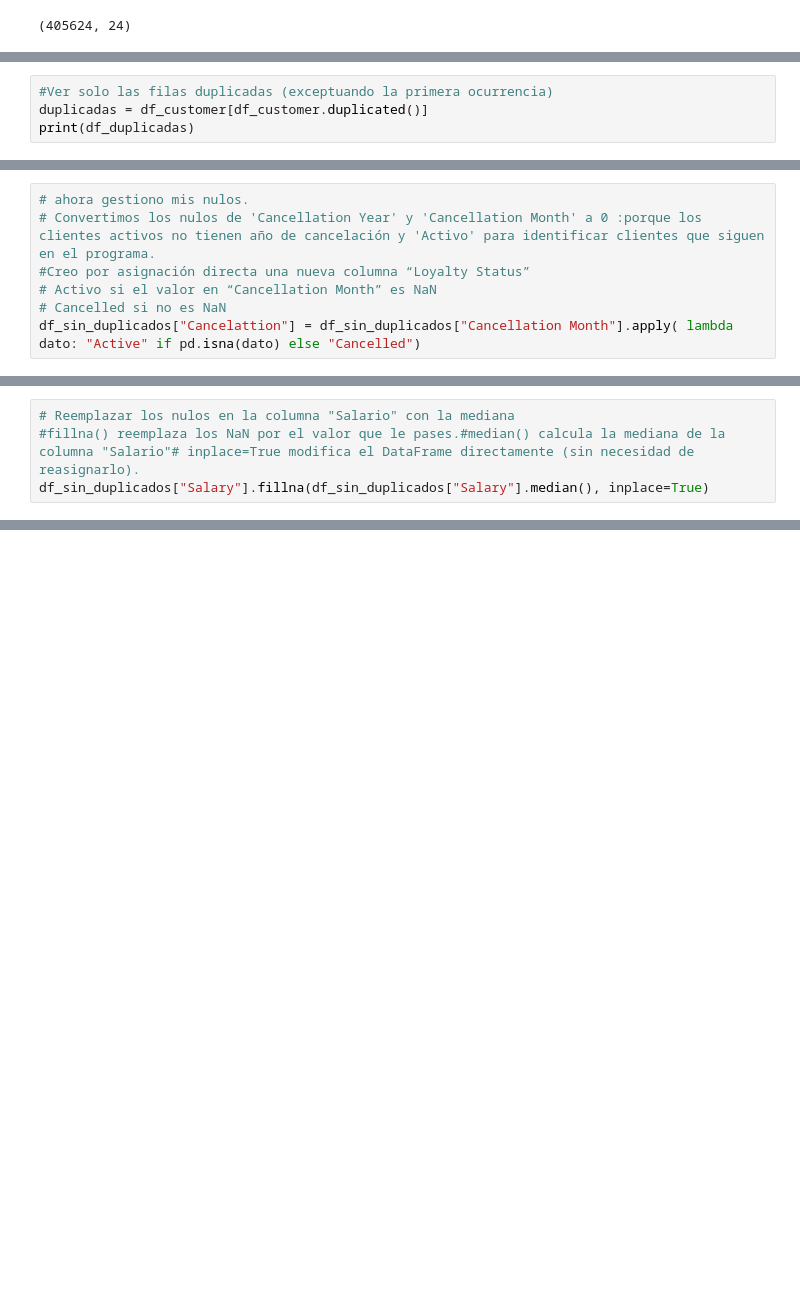
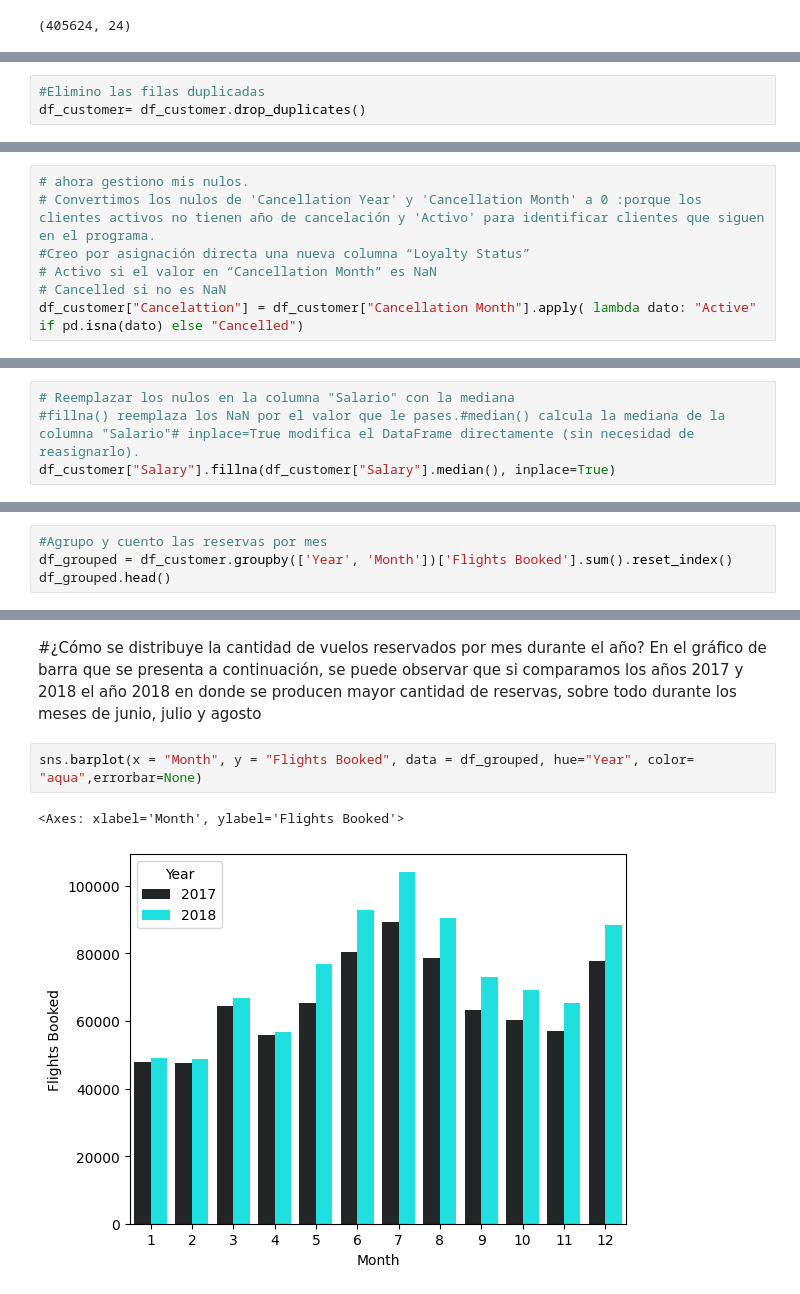
Before and after one commit to Adalab/bda-modulo-3-evaluacion-final-PatriciaAPR, a Jupyter notebook: modulo-3-evaluacion-final-patricia-perez.ipynb, the cells around one changed output, grey strips where cells are left out. Saved outputs shown, nothing was run; the diff lists cells and outputs as text; blank space fills up the shorter version.

```diff
--- a/modulo-3-evaluacion-final-patricia-perez.ipynb
+++ b/modulo-3-evaluacion-final-patricia-perez.ipynb
@@ -231,4 +237,3 @@ Total de filas duplicadas: 1864
 # %%
-#Ver solo las filas duplicadas (exceptuando la primera ocurrencia)
-duplicadas = df_customer[df_customer.duplicated()]
-print(df_duplicadas)
+#Elimino las filas duplicadas
+df_customer= df_customer.drop_duplicates()
@@ -281,5 +247,5 @@ df_sin_duplicados = duplicadas.drop_duplicates()
 #Creo por asignación directa una nueva columna “Loyalty Status”
 # Activo si el valor en “Cancellation Month” es NaN
 # Cancelled si no es NaN
-df_sin_duplicados["Cancelattion"] = df_sin_duplicados["Cancellation Month"].apply( lambda dato: "Active" if pd.isna(dato) else "Cancelled")
+df_customer["Cancelattion"] = df_customer["Cancellation Month"].apply( lambda dato: "Active" if pd.isna(dato) else "Cancelled")
 # %%
@@ -295,5 +261,5 @@ df_sin_duplicados.head()
 # %%
 # Reemplazar los nulos en la columna "Salario" con la mediana
 #fillna() reemplaza los NaN por el valor que le pases.#median() calcula la mediana de la columna "Salario"# inplace=True modifica el DataFrame directamente (sin necesidad de reasignarlo).
-df_sin_duplicados["Salary"].fillna(df_sin_duplicados["Salary"].median(), inplace=True)
+df_customer["Salary"].fillna(df_customer["Salary"].median(), inplace=True)
 # %%
@@ -302,0 +271,4 @@ np.int64(0)
+# %%
+#Agrupo y cuento las reservas por mes
+df_grouped = df_customer.groupby(['Year', 'Month'])['Flights Booked'].sum().reset_index()
+df_grouped.head()
@@ -302,0 +282,8 @@ np.int64(0)
+# %% [markdown]
+#¿Cómo se distribuye la cantidad de vuelos reservados por mes durante el año?
+En el gráfico de barra que se presenta a continuación, se puede observar que si comparamos los años 2017 y 2018 el año 2018 en donde se producen mayor cantidad de reservas, sobre todo durante los meses de junio, julio y agosto
+# %%
+sns.barplot(x = "Month", y = "Flights Booked", data = df_grouped, hue="Year", color= "aqua",errorbar=None)
+# %% [output]
+<Axes: xlabel='Month', ylabel='Flights Booked'>
+[figure, added]
```
Also changed, not shown: parts of 15 cells of this notebook.
